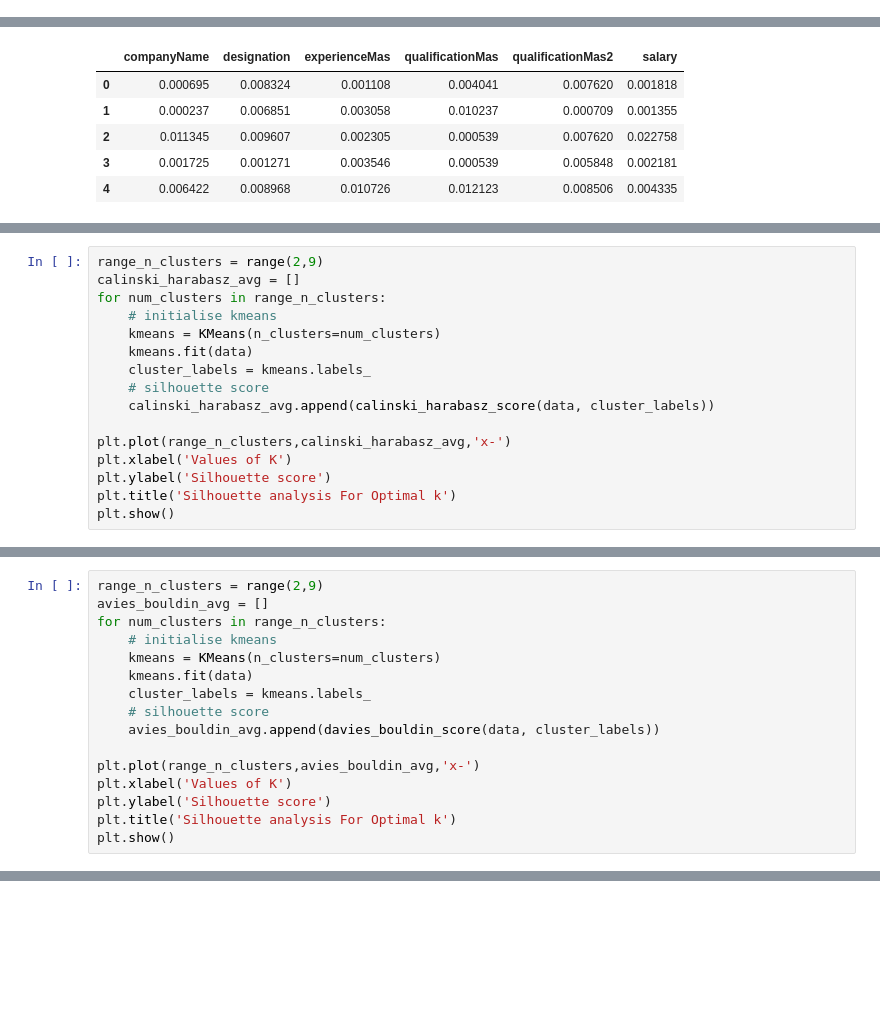
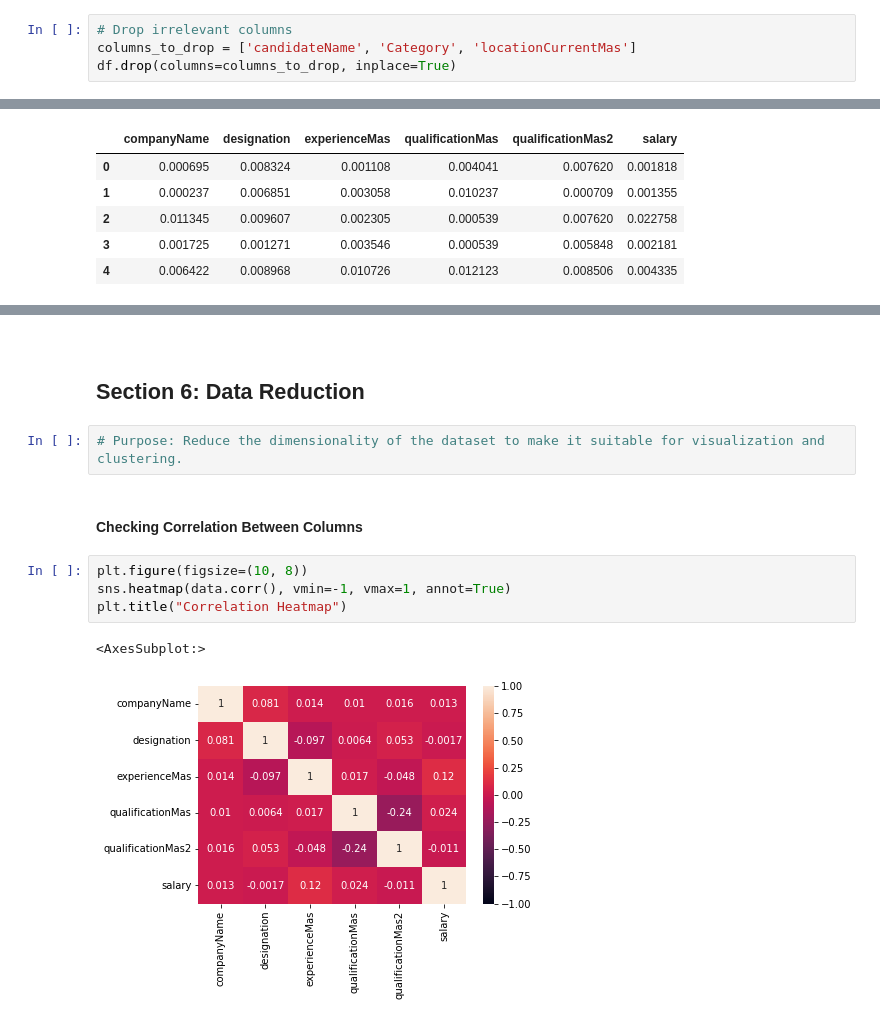
Before and after one commit to shubamsumbria/kmeans-clustering, a Jupyter notebook: code.ipynb, the cells around one changed output, grey strips where cells are left out. Drawn from its saved outputs; the diff is of its cells as text; blank space fills up the shorter version.

```diff
--- a/code.ipynb
+++ b/code.ipynb
@@ -182,0 +188,4 @@ df.head()
+# %%
+# Drop irrelevant columns
+columns_to_drop = ['candidateName', 'Category', 'locationCurrentMas']
+df.drop(columns=columns_to_drop, inplace=True)
@@ -270,16 +248,0 @@ plt.show()
-# %%
-range_n_clusters = range(2,9)
-calinski_harabasz_avg = []
-for num_clusters in range_n_clusters:
-    # initialise kmeans
-    kmeans = KMeans(n_clusters=num_clusters)
-    kmeans.fit(data)
-    cluster_labels = kmeans.labels_
-    # silhouette score
-    calinski_harabasz_avg.append(calinski_harabasz_score(data, cluster_labels))
-
-plt.plot(range_n_clusters,calinski_harabasz_avg,'x-')
-plt.xlabel('Values of K')
-plt.ylabel('Silhouette score')
-plt.title('Silhouette analysis For Optimal k')
-plt.show()
@@ -290,16 +248,0 @@ plt.show()
-# %%
-range_n_clusters = range(2,9)
-avies_bouldin_avg = []
-for num_clusters in range_n_clusters:
-    # initialise kmeans
-    kmeans = KMeans(n_clusters=num_clusters)
-    kmeans.fit(data)
-    cluster_labels = kmeans.labels_
-    # silhouette score
-    avies_bouldin_avg.append(davies_bouldin_score(data, cluster_labels))
-
-plt.plot(range_n_clusters,avies_bouldin_avg,'x-')
-plt.xlabel('Values of K')
-plt.ylabel('Silhouette score')
-plt.title('Silhouette analysis For Optimal k')
-plt.show()
@@ -338,0 +249,15 @@ final.head()
+# %% [markdown]
+<a id="6"></a> <br>
+
+## Section 6: Data Reduction
+# %%
+# Purpose: Reduce the dimensionality of the dataset to make it suitable for visualization and clustering.
+# %% [markdown]
+#### Checking Correlation Between Columns
+# %%
+plt.figure(figsize=(10, 8))
+sns.heatmap(data.corr(), vmin=-1, vmax=1, annot=True)
+plt.title("Correlation Heatmap")
+# %% [output]
+<AxesSubplot:>
+[figure, added]
```
Also changed, not shown: parts of 89 cells of this notebook.
